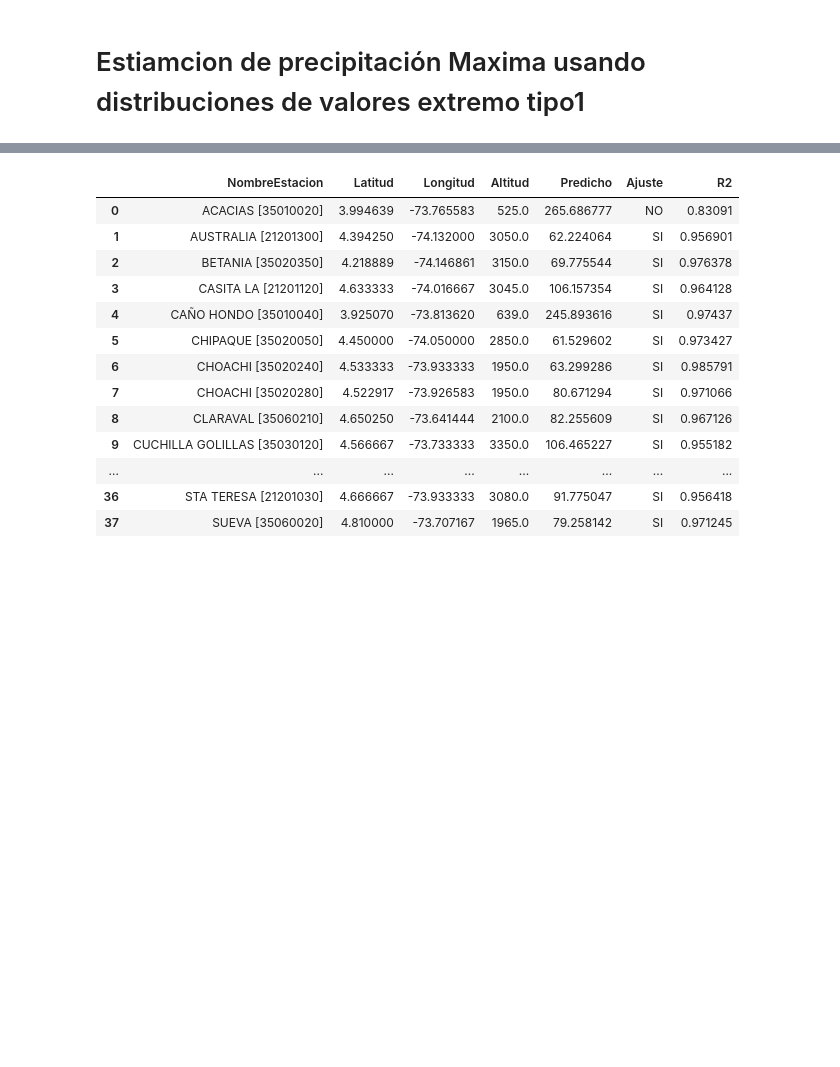
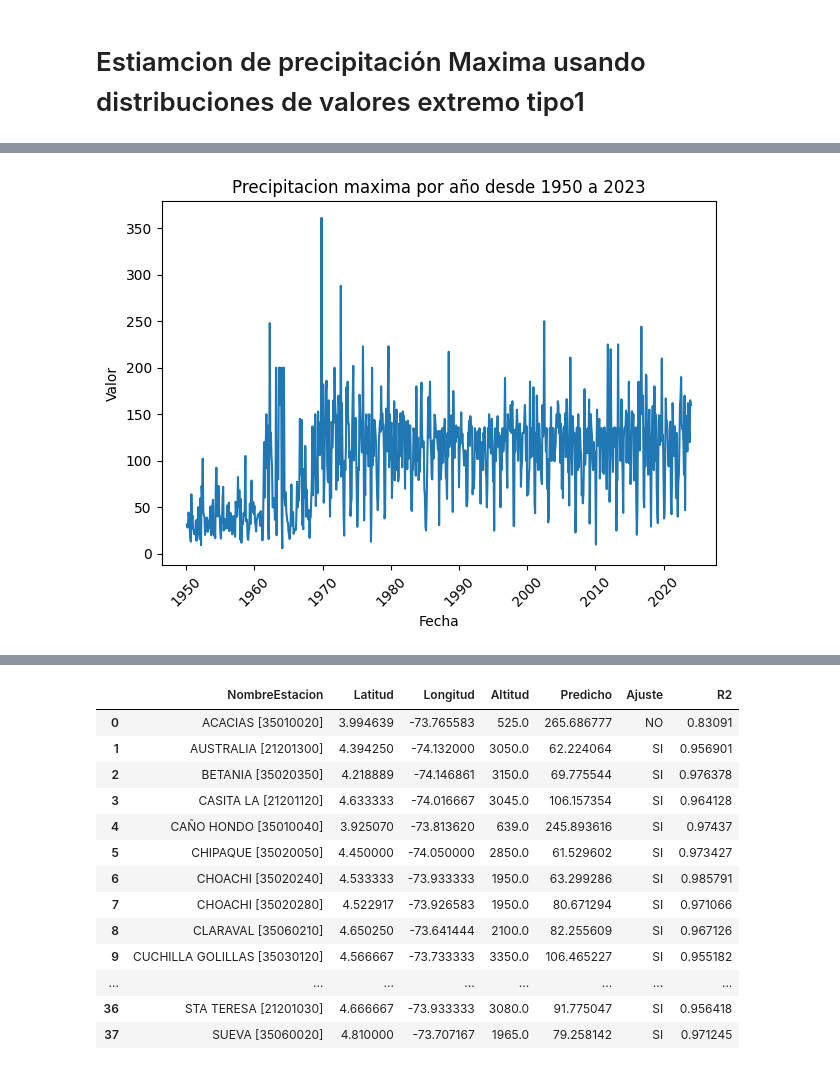
Before and after one commit to EDGAR-BARAHONA/Programacion-Python-Gis, a Jupyter notebook: Python_Geografico/Aálisis de precipitacion.ipynb, the cells around one changed output, grey strips where cells are left out. Drawn from its saved outputs; the diff is of its cells as text; code cells hidden in the pictures; blank space fills up the shorter version.

```diff
--- a/Python_Geografico/Aálisis de precipitacion.ipynb
+++ b/Python_Geografico/Aálisis de precipitacion.ipynb
@@ -33,0 +42,19 @@ df = df[df.año <= 2023]
+# %%
+# Convertir la columna 'Fecha' a formato datetime
+
+dff = df.copy()
+
+dff.set_index([ 'Fecha'], inplace=True)
+df_numeric = dff.select_dtypes(include=['number'])
+df_resampled = df_numeric.resample('ME').max()
+sns.lineplot(x=df_resampled.index.get_level_values('Fecha'),
+             y=df_resampled['Valor'],
+            )
+
+# Mostrar la gráfica
+plt.xticks(rotation=45)
+plt.title("Precipitacion maxima por año desde 1950 a 2023")
+plt.tight_layout()
+plt.show()
+# %% [output]
+[figure, added]
```
Also changed, not shown: parts of 10 cells of this notebook, 11 other files.
